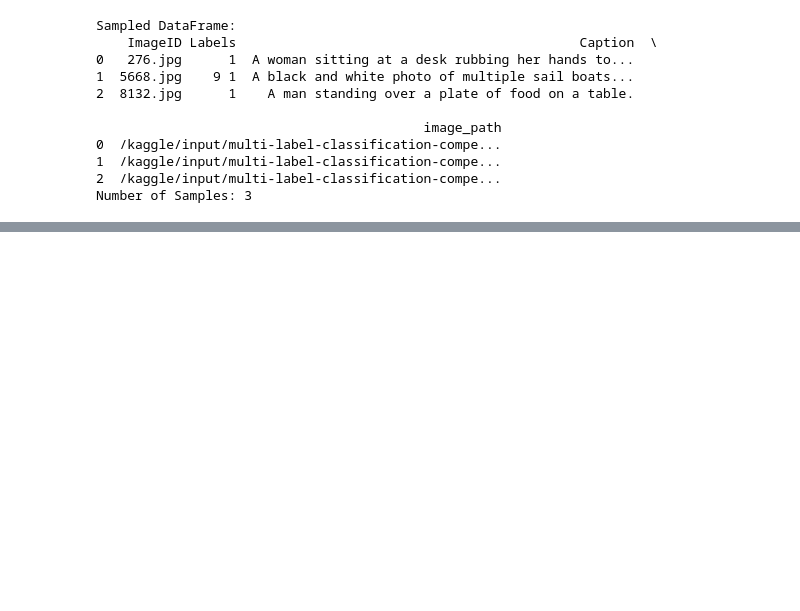
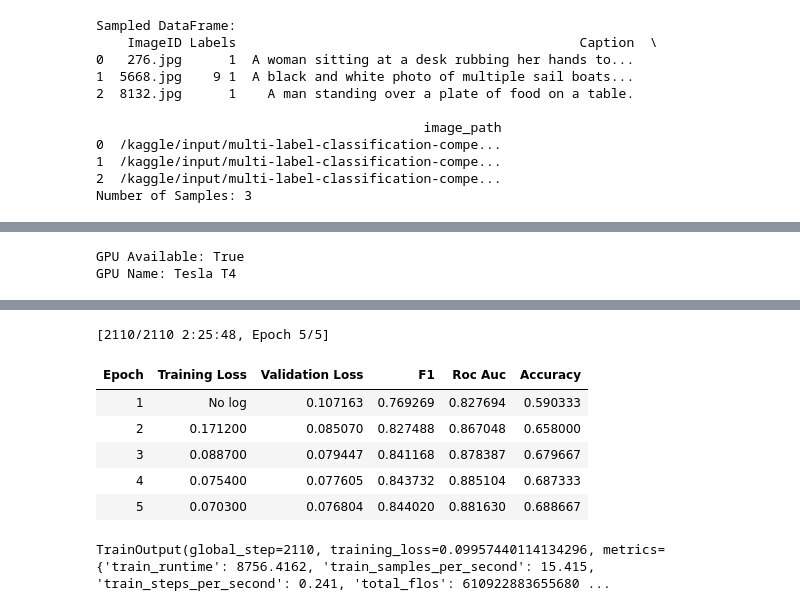
Before and after one commit to anu-sha19/multilabel-image-classification, a Jupyter notebook: kaggle_notebook.ipynb, the cells around one changed output, grey strips where cells are left out. Cells and saved outputs as stored; diff of their text form; code cells hidden in the pictures; blank space fills up the shorter version.

```diff
--- a/kaggle_notebook.ipynb
+++ b/kaggle_notebook.ipynb
@@ -305,7 +305,7 @@ class MultiLabelDataset(Dataset):
         if not self.is_test:
             labels = self.df.loc[index, "Labels"]
             labels = [l.strip() for l in labels.split()]
-            labels = [int(k in labels) for k, v in label2id.items()]
+            labels = [int(k in labels) for k, v in label_to_id.items()]
             model_inputs["labels"] = torch.tensor(labels, dtype=torch.float)
 
         # Add the processed image to the output dictionary
@@ -451,0 +622,45 @@ push_to_hub: <function PushToHubMixin.push_to_hub at 0x...>
+# %%
+
+debug = False
+train_dataset = MultiLabelDataset(
+    df=train_df,
+    tokenizer=tokenizer,
+    transform=transform,
+    max_samples=1000 if debug else None
+)
+val_ds = MultiLabelDataset(
+    df=val_df,
+    tokenizer=tokenizer,
+    transform=transform,
+    max_samples=100 if debug else None
+)
+test_ds = MultiLabelDataset(
+    df=test_df,
+    tokenizer=tokenizer,
+    transform=transform,
+    is_test=True
+)
+# %%
+import torch
+print("GPU Available:", torch.cuda.is_available())
+print("GPU Name:", torch.cuda.get_device_name(0) if torch.cuda.is_available() else "No GPU")
+
+#lets start training the model
+import os
+trainer = Trainer(
+    model,
+    args,
+    train_dataset=train_dataset,
+    eval_dataset=val_ds,
+    tokenizer=tokenizer,
+    compute_metrics=compute_metrics
+)
+
+os.environ["WANDB_MODE"] = "offline"
+os.environ["WANDB_DISABLED"] = "true"
+import wandb
+wandb.init(mode="disabled")
+trainer.train()
+# %% [output]
+GPU Available: True
+GPU Name: Tesla T4
@@ -451,0 +668,8 @@ push_to_hub: <function PushToHubMixin.push_to_hub at 0x...>
+[2110/2110 2:25:48, Epoch 5/5]
+| Epoch | Training Loss | Validation Loss | F1 | Roc Auc | Accuracy |
+| 1 | No log | 0.107163 | 0.769269 | 0.827694 | 0.590333 |
+| 2 | 0.171200 | 0.085070 | 0.827488 | 0.867048 | 0.658000 |
+| 3 | 0.088700 | 0.079447 | 0.841168 | 0.878387 | 0.679667 |
+| 4 | 0.075400 | 0.077605 | 0.843732 | 0.885104 | 0.687333 |
+| 5 | 0.070300 | 0.076804 | 0.844020 | 0.881630 | 0.688667 |
+TrainOutput(global_step=2110, training_loss=0.09957440114134296, metrics={'train_runtime': 8756.4162, 'train_samples_per_second': 15.415, 'train_steps_per_second': 0.241, 'total_flos': 610922883655680 ...
```
Also changed, not shown: parts of 14 cells of this notebook.
